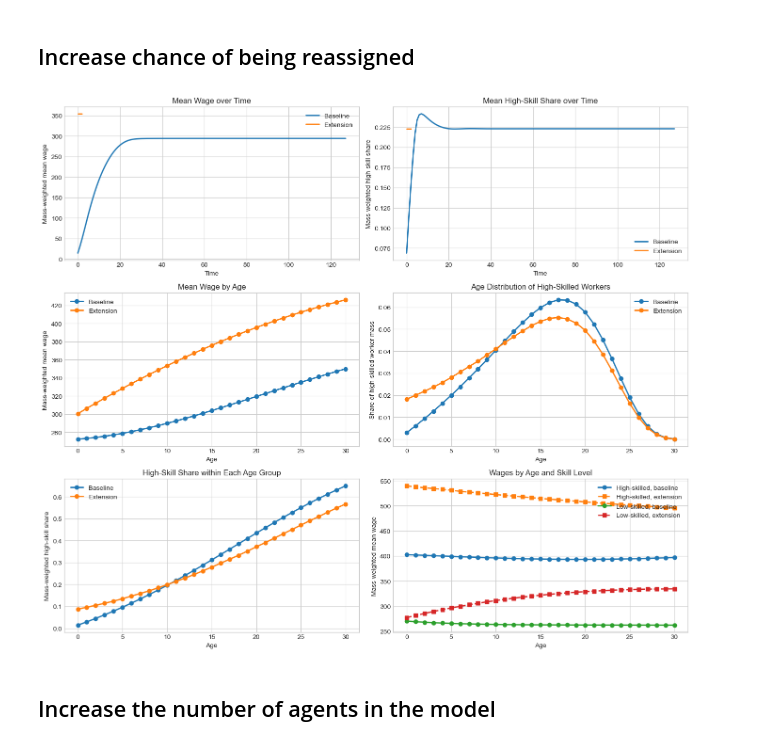
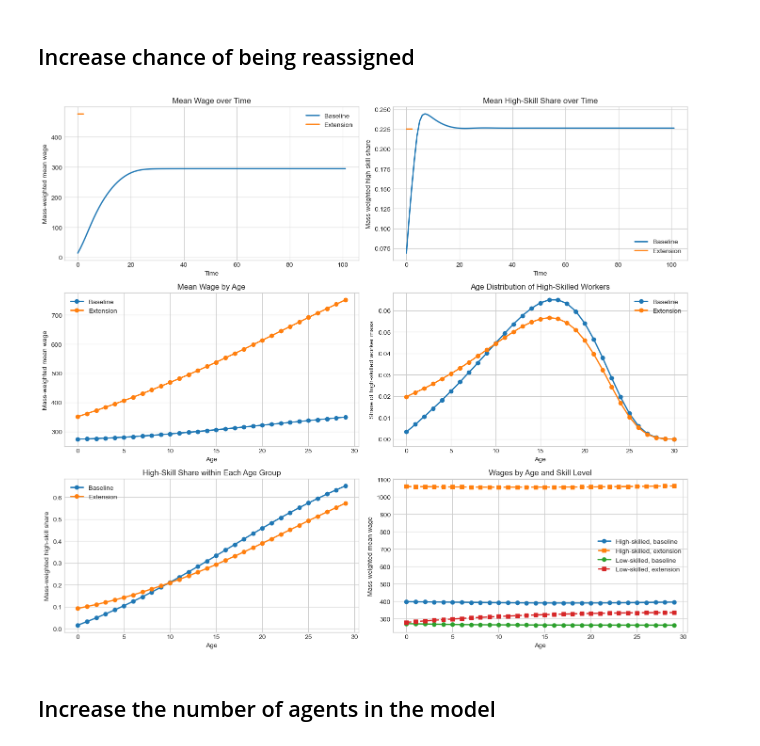
Before and after one commit to peter-l-ravn/Danish-Wage-Gap-Model, a Jupyter notebook: Compare models.ipynb, the cells around one changed output. Cells and saved outputs as stored; diff of their text form; code cells hidden in the pictures.

```diff
--- a/Compare models.ipynb
+++ b/Compare models.ipynb
@@ -20,22 +20,23 @@ import copy
 # %%
 # Baseline
 model = ModelClass()
 
 par = model.par
 sim = model.sim
 
 model.solve(do_print=False)
 model_baseline = copy.deepcopy(model)
 
 # Extension
 model.par.reassigned_percentage = 1.0  # Percentage of high-skilled labor that can be fired each period
+model.par.wage_market = "competitive"
 model.allocate()
 model.solve(do_print=False)
 model_extension = copy.deepcopy(model)
 
 plot_model_comparison(model_baseline, model_extension)
 # %% [output]
-[figure, old version]
+[figure, new version]
 # %% [markdown]
 ## Increase the number of agents in the model
 # %%
```
Also changed, not shown: parts of 8 cells of this notebook, 4 other files.
